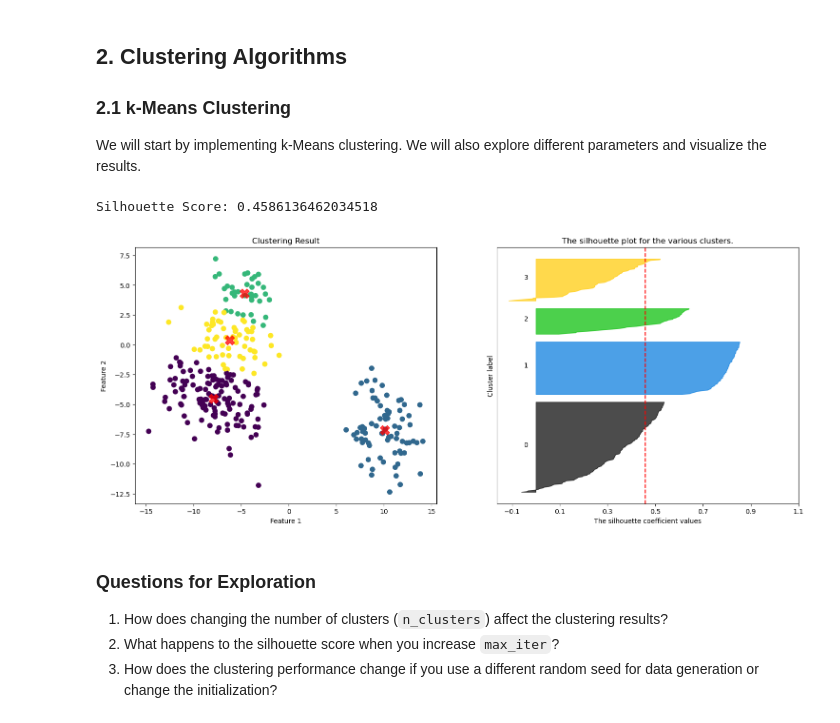
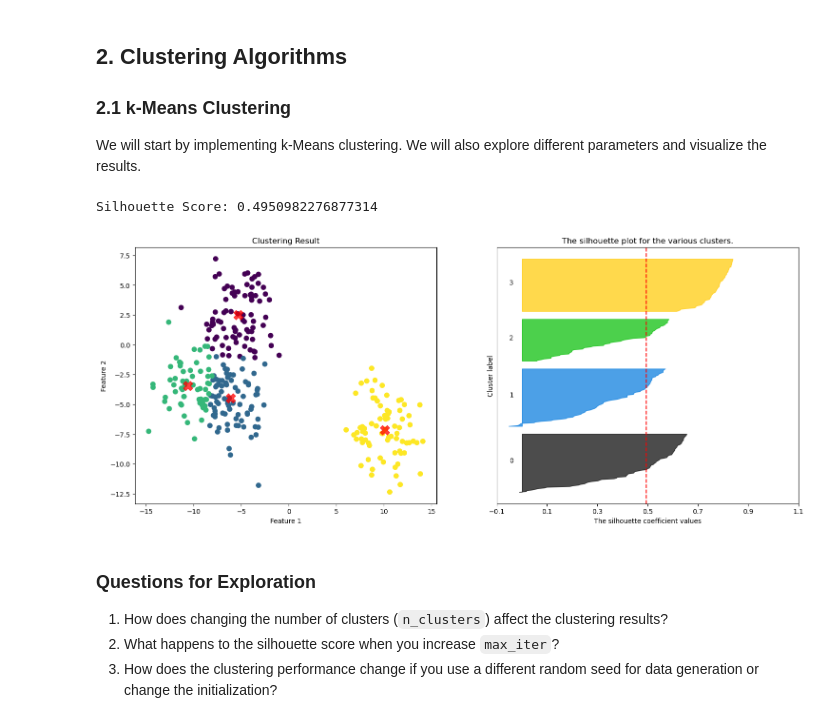
Before and after one commit to codewithprags/BINF-5007-Materials, a Jupyter notebook: Labs/lab5/Lab5.ipynb, the cells around one changed output. Saved outputs shown, nothing was run; the diff lists cells and outputs as text; code cells hidden in the pictures.

```diff
--- a/Labs/lab5/Lab5.ipynb
+++ b/Labs/lab5/Lab5.ipynb
@@ -166,27 +148,22 @@ We will start by implementing k-Means clustering. We will also explore different
 # %%
-
-
 # Generate synthetic data
 X, y = make_blobs(n_samples=300, centers=4, cluster_std=2, random_state=84)
 
 # Train a k-Means clustering model
-kmeans = KMeans(n_clusters=4, max_iter=50, random_state=127) #initialization
-kmeans.fit(X)#fit the model
-y_kmeans = kmeans.predict(X)#predict the cluster labels
+kmeans = KMeans(n_clusters=4, max_iter=3, init='random', random_state=127)
+kmeans.fit(X)
+y_kmeans = kmeans.predict(X)
 
 # Evaluate the model
 silhouette_avg = silhouette_score(X, y_kmeans)
 print(f"Silhouette Score: {silhouette_avg}")
 
 # Plot the clustering results using the custom function
 centers = kmeans.cluster_centers_
 plot_clustering_results(X, y_kmeans, centers, silhouette_avg, n_clusters=4)
-#silouette_socre shoudl be proportional to the distance between clusters
-#higher the score, better the clustering, overlapping clusters will have lower scores(creates ambiguity)
-#silhouette score is a measure of how similar an object is to its own cluster compared to other clusters
 # %% [output]
-Silhouette Score: 0.4586136462034518
+Silhouette Score: 0.4950982276877314
-[figure, old version]
+[figure, new version]
 # %%
 KMeans?
 silhouette_score?
```
Also changed, not shown: parts of 14 cells of this notebook, 2 other files.
